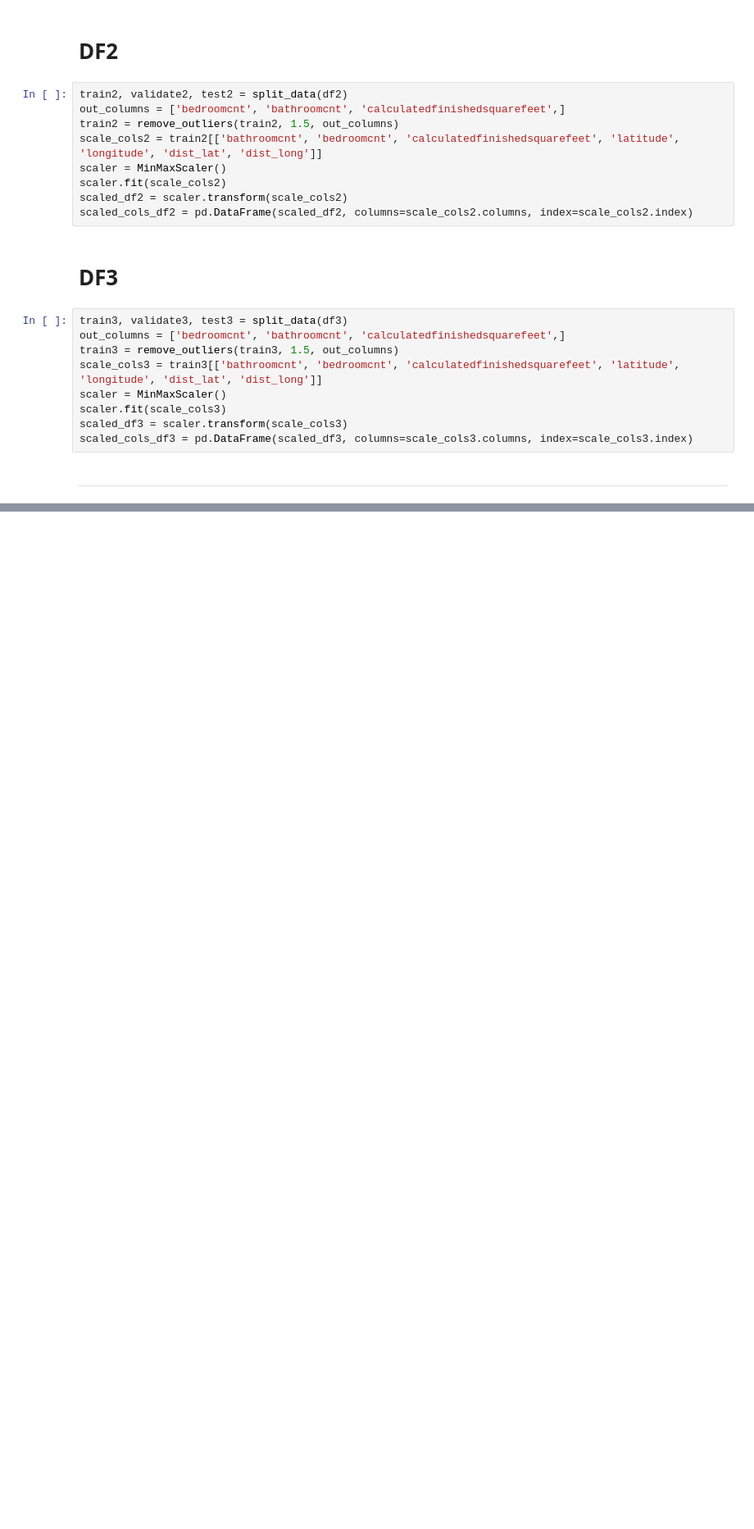
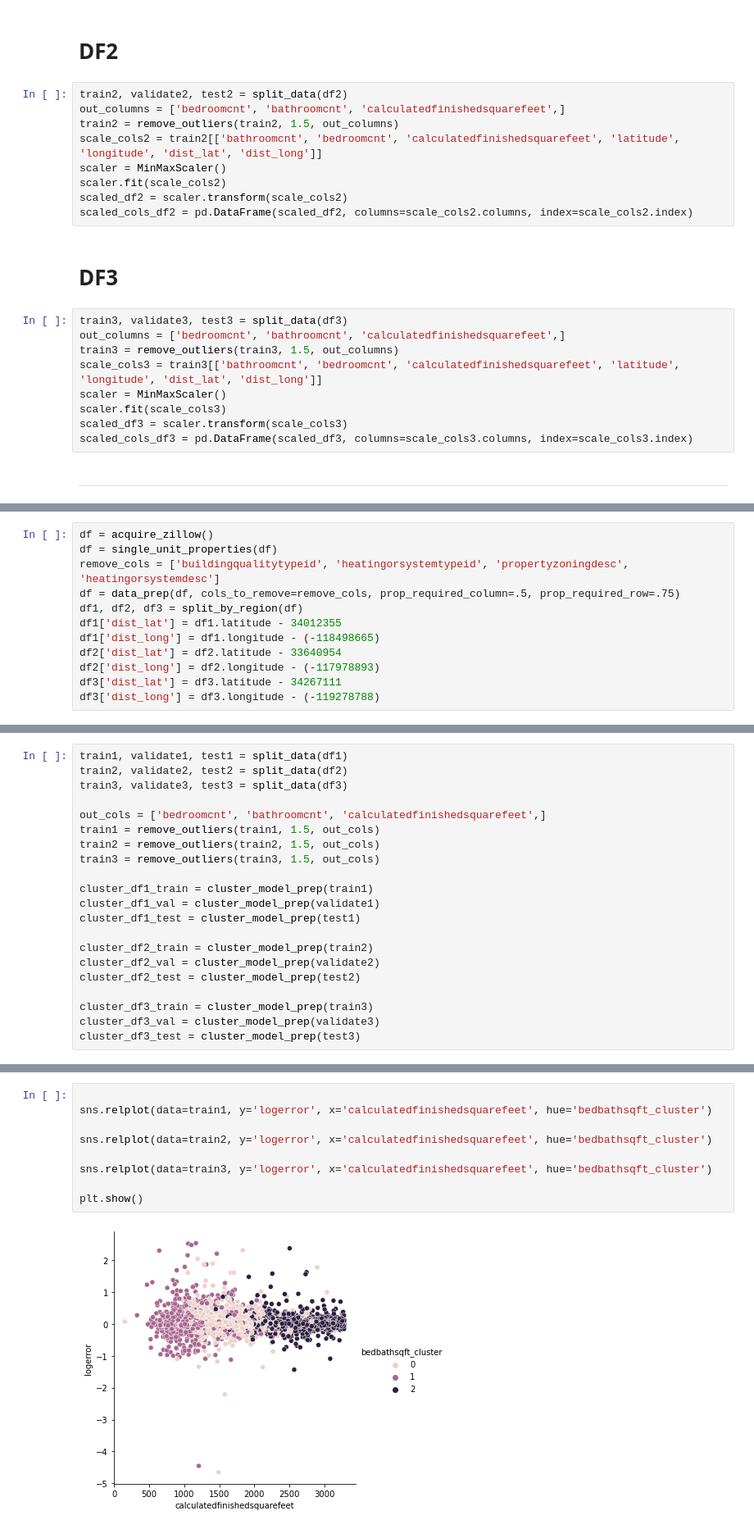
Before and after one commit to NSharick/clustering-project, a Jupyter notebook: exploration_notebook_2_clustering_project.ipynb, the cells around one changed output, grey strips where cells are left out. Shown at 82% size. Drawn from its saved outputs; the diff is of its cells as text; blank space fills up the shorter version.

```diff
--- a/exploration_notebook_2_clustering_project.ipynb
+++ b/exploration_notebook_2_clustering_project.ipynb
@@ -446,0 +481,12 @@ scaled_cols_df3 = pd.DataFrame(scaled_df3, columns=scale_cols3.columns, index=sc
+# %%
+df = acquire_zillow()
+df = single_unit_properties(df)
+remove_cols = ['buildingqualitytypeid', 'heatingorsystemtypeid', 'propertyzoningdesc', 'heatingorsystemdesc']
+df = data_prep(df, cols_to_remove=remove_cols, prop_required_column=.5, prop_required_row=.75)
+df1, df2, df3 = split_by_region(df)
+df1['dist_lat'] = df1.latitude - 34012355
+df1['dist_long'] = df1.longitude - (-118498665)
+df2['dist_lat'] = df2.latitude - 33640954
+df2['dist_long'] = df2.longitude - (-117978893)
+df3['dist_lat'] = df3.latitude - 34267111
+df3['dist_long'] = df3.longitude - (-119278788)
@@ -446,0 +495,21 @@ scaled_cols_df3 = pd.DataFrame(scaled_df3, columns=scale_cols3.columns, index=sc
+# %%
+train1, validate1, test1 = split_data(df1)
+train2, validate2, test2 = split_data(df2)
+train3, validate3, test3 = split_data(df3)
+
+out_cols = ['bedroomcnt', 'bathroomcnt', 'calculatedfinishedsquarefeet',]
+train1 = remove_outliers(train1, 1.5, out_cols)
+train2 = remove_outliers(train2, 1.5, out_cols)
+train3 = remove_outliers(train3, 1.5, out_cols)
+
+cluster_df1_train = cluster_model_prep(train1)
+cluster_df1_val = cluster_model_prep(validate1)
+cluster_df1_test = cluster_model_prep(test1)
+
+cluster_df2_train = cluster_model_prep(train2)
+cluster_df2_val = cluster_model_prep(validate2)
+cluster_df2_test = cluster_model_prep(test2)
+
+cluster_df3_train = cluster_model_prep(train3)
+cluster_df3_val = cluster_model_prep(validate3)
+cluster_df3_test = cluster_model_prep(test3)
@@ -446,0 +569,11 @@ scaled_cols_df3 = pd.DataFrame(scaled_df3, columns=scale_cols3.columns, index=sc
+# %%
+
+sns.relplot(data=train1, y='logerror', x='calculatedfinishedsquarefeet', hue='bedbathsqft_cluster')
+
+sns.relplot(data=train2, y='logerror', x='calculatedfinishedsquarefeet', hue='bedbathsqft_cluster')
+
+sns.relplot(data=train3, y='logerror', x='calculatedfinishedsquarefeet', hue='bedbathsqft_cluster')
+
+plt.show()
+# %% [output]
+[figure, added]
```
Also changed, not shown: parts of 32 cells of this notebook, 1 other file.
